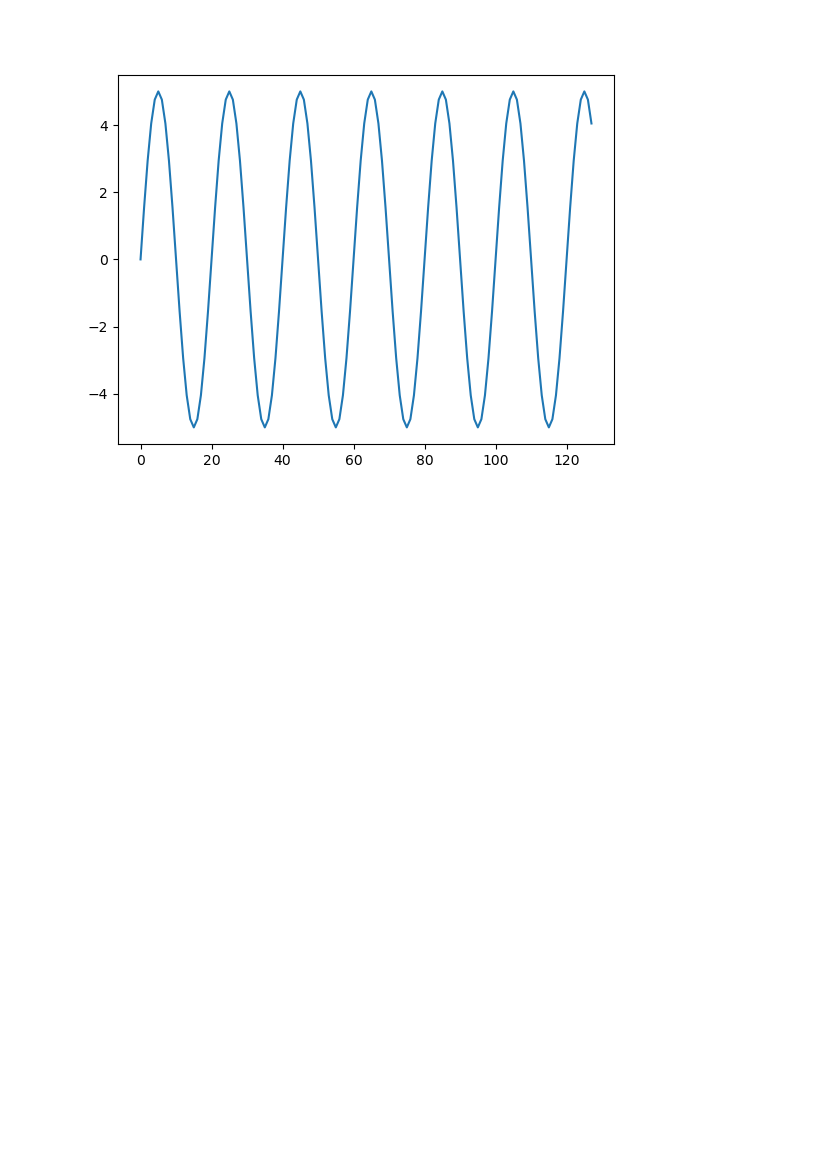
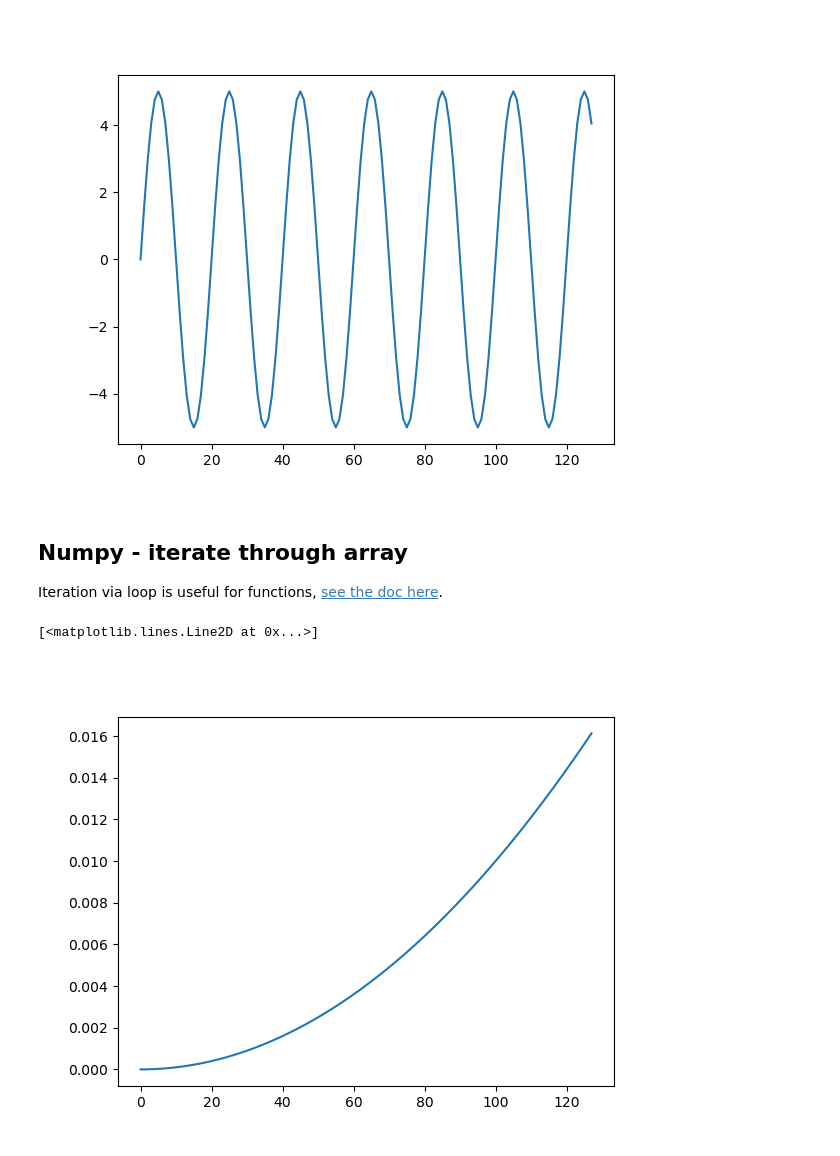
Before and after one commit to jpr73/py-dsp, a Jupyter notebook: trial2.ipynb, the cells around one changed output. Drawn from its saved outputs; the diff is of its cells as text; code cells hidden in the pictures; blank space fills up the shorter version.

Commit message:
Add more graphs, add array indexing.

```diff
--- a/trial2.ipynb
+++ b/trial2.ipynb
@@ -25,3 +30,17 @@ plt.plot(sig1.real)
 # %% [output]
 [<matplotlib.lines.Line2D at 0x...>]
 [figure]
+# %% [markdown]
+## Numpy - iterate through array
+
+Iteration via loop is useful for functions, [see the doc here](https://numpy.org/doc/stable/user/basics.indexing.html).
+# %%
+# Iterate through t, make a quadrate of it as an example
+for ii in samples:
+    t[ii]=t[ii]*t[ii]
+# %%
+fig2,ax2 = plt.subplots()
+ax2.plot(t)
+# %% [output]
+[<matplotlib.lines.Line2D at 0x...>]
+[figure, added]
```
Also changed, not shown: parts of 2 cells of this notebook, 1 other file.
